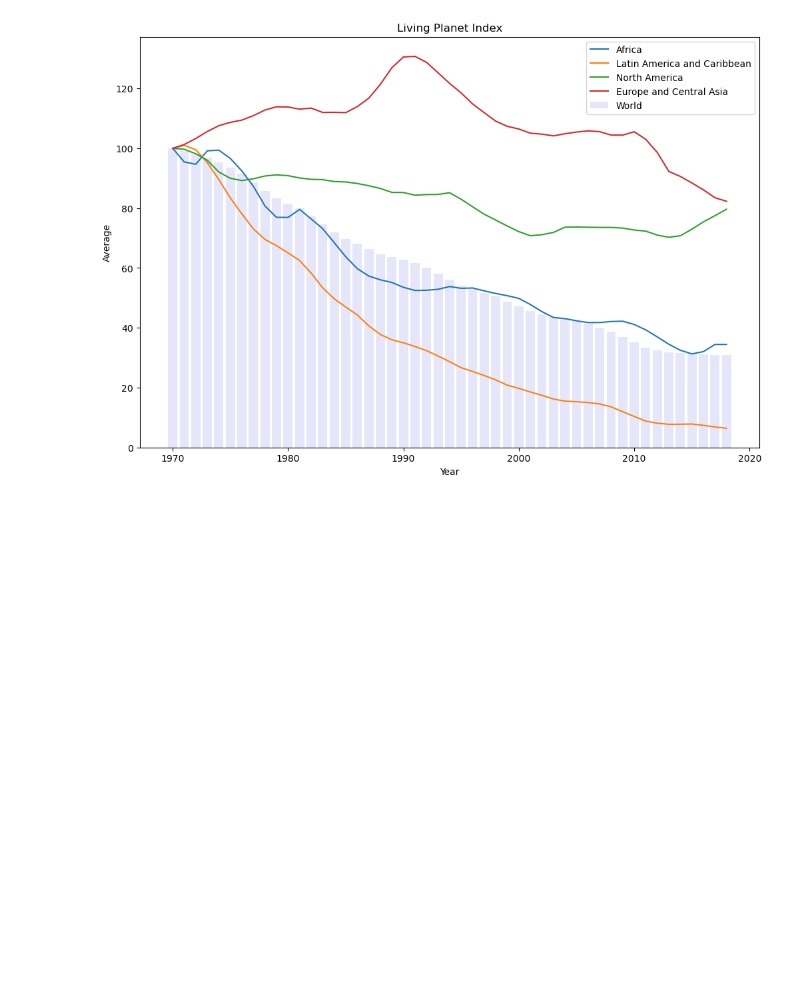
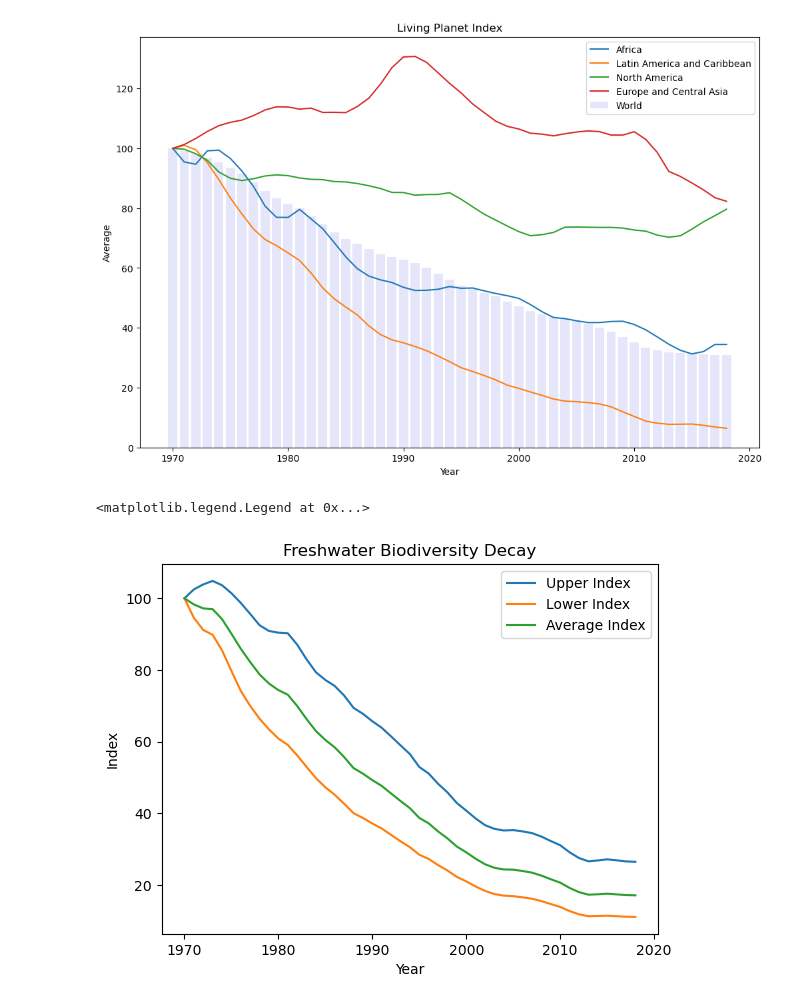
Before and after one commit to kabfare/biodiversity_decline, a Jupyter notebook: living_planet.ipynb, the cells around one changed output. Saved outputs shown, nothing was run; the diff lists cells and outputs as text; code cells hidden in the pictures; blank space fills up the shorter version.

```diff
--- a/living_planet.ipynb
+++ b/living_planet.ipynb
@@ -4,6 +3,6 @@ import csv
 import matplotlib.pyplot as plt
 # %%
-df=pd.read_csv('living-planet-index.csv', delimiter=';', )
+df=pd.read_csv('living-planet-index.csv', delimiter=';')
 df
 # %% [output]
 |  | Region | Year | Average Index | Upper Index | Lower Index |
@@ -116,3 +173,14 @@ plt.legend(['Africa', 'Latin America and Caribbean', 'North America', 'Europe an
 # %% [output]
 <matplotlib.legend.Legend at 0x...>
 [figure]
+# %%
+plt.title('Freshwater Biodiversity Decay')
+plt.xlabel('Year')
+plt.ylabel('Index')
+plt.plot(fresh['Year'], fresh['Upper Index'])
+plt.plot(fresh['Year'], fresh['Lower Index'])
+plt.plot(fresh['Year'], fresh['Average Index'])
+plt.legend(['Upper Index', 'Lower Index', 'Average Index'])
+# %% [output]
+<matplotlib.legend.Legend at 0x...>
+[figure, added]
```
Also changed, not shown: parts of 8 cells of this notebook.
